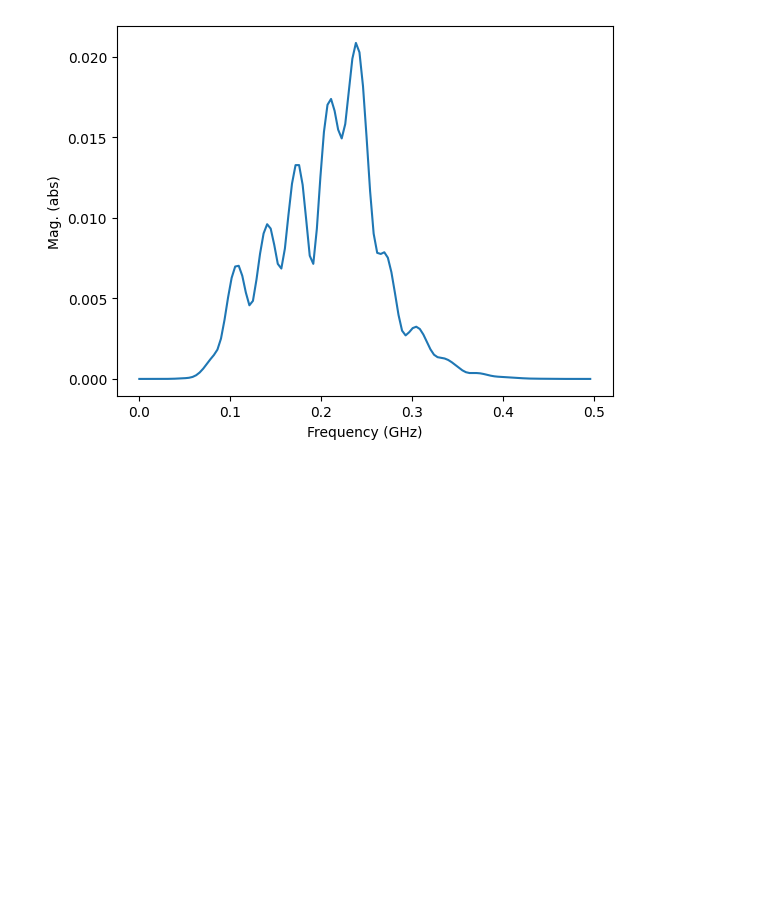
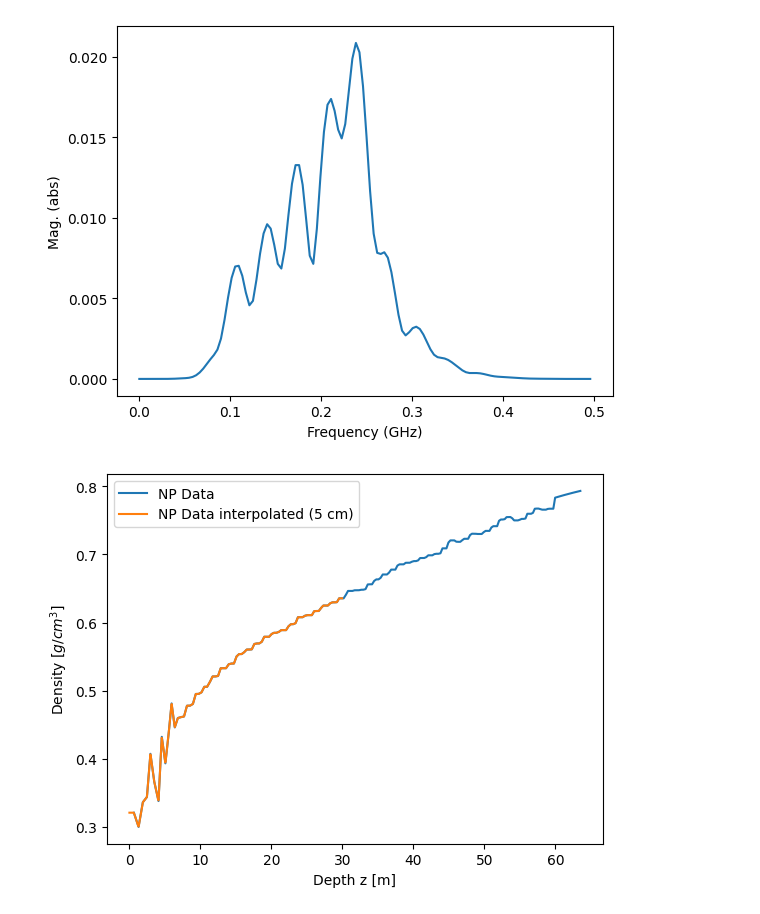
Before and after one commit to aali04/paraprop_research, a Jupyter notebook: example_td_arish.ipynb, the cells around one changed output. Saved outputs shown, nothing was run; the diff lists cells and outputs as text; code cells hidden in the pictures; blank space fills up the shorter version.

```diff
--- a/example_td_arish.ipynb
+++ b/example_td_arish.ipynb
@@ -138,3 +138,21 @@ plt.show()
 # %% [output]
 [figure]
 [figure]
+# %%
+A0 = 1.0
+B0 = 0.845
+
+z_vec = np.arange(0, iceDepth, dz)
+rho_vec = np.interp(z_vec, z_vec0, rho_vec0)
+
+n_vec = rho2refindex(rho_vec, A0, B0)
+
+
+plt.plot(z_vec0, rho_vec0,label='NP Data')
+plt.plot(z_vec, rho_vec,label='NP Data interpolated (5 cm)')
+plt.ylabel(r'Density [$g/cm^{3}$]')
+plt.xlabel('Depth z [m]')
+plt.legend()
+plt.show()
+# %% [output]
+[figure, added]
```
Also changed, not shown: parts of 11 cells of this notebook, 2 other files.
